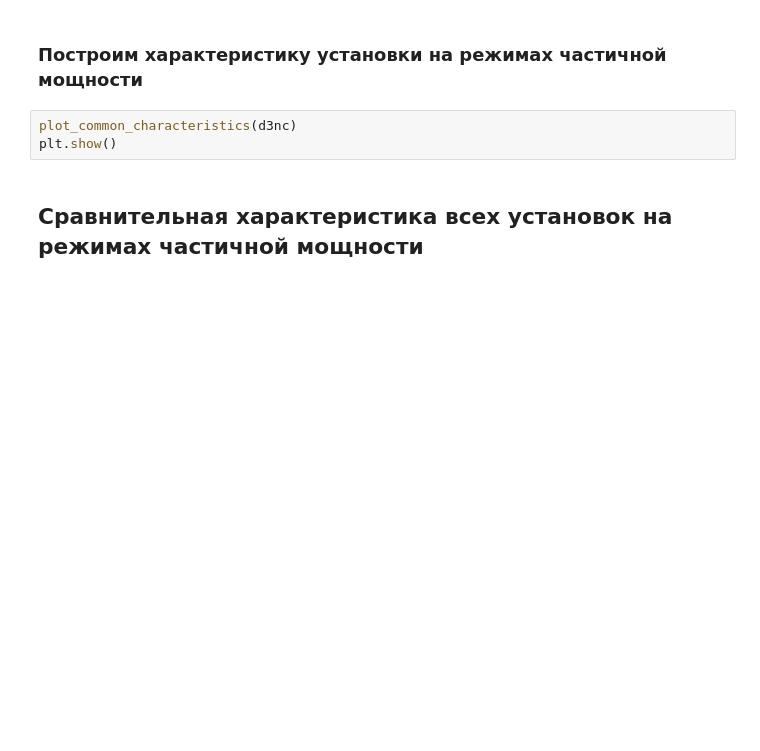
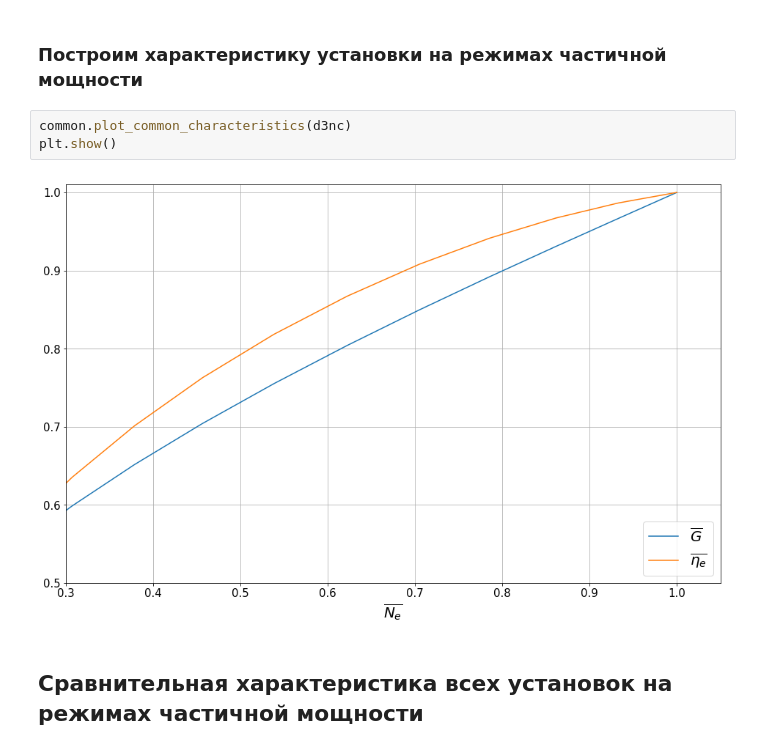
Before and after one commit to Sovianum/cooling-course-project, a Jupyter notebook: notebooks/article/characteristics.ipynb, the cells around one changed output. Cells and saved outputs as stored; diff of their text form; blank space fills up the shorter version.

```diff
--- a/notebooks/article/characteristics.ipynb
+++ b/notebooks/article/characteristics.ipynb
@@ -256,7 +256,9 @@ plt.show()
 # %% [markdown]
 ### Построим характеристику установки на режимах частичной мощности
 # %%
-plot_common_characteristics(d3nc)
+common.plot_common_characteristics(d3nc)
 plt.show()
+# %% [output]
+[figure, added]
 # %% [markdown]
 ## Сравнительная характеристика всех установок на режимах частичной мощности
```
Also changed, not shown: parts of 24 cells of this notebook, 21 other files.
